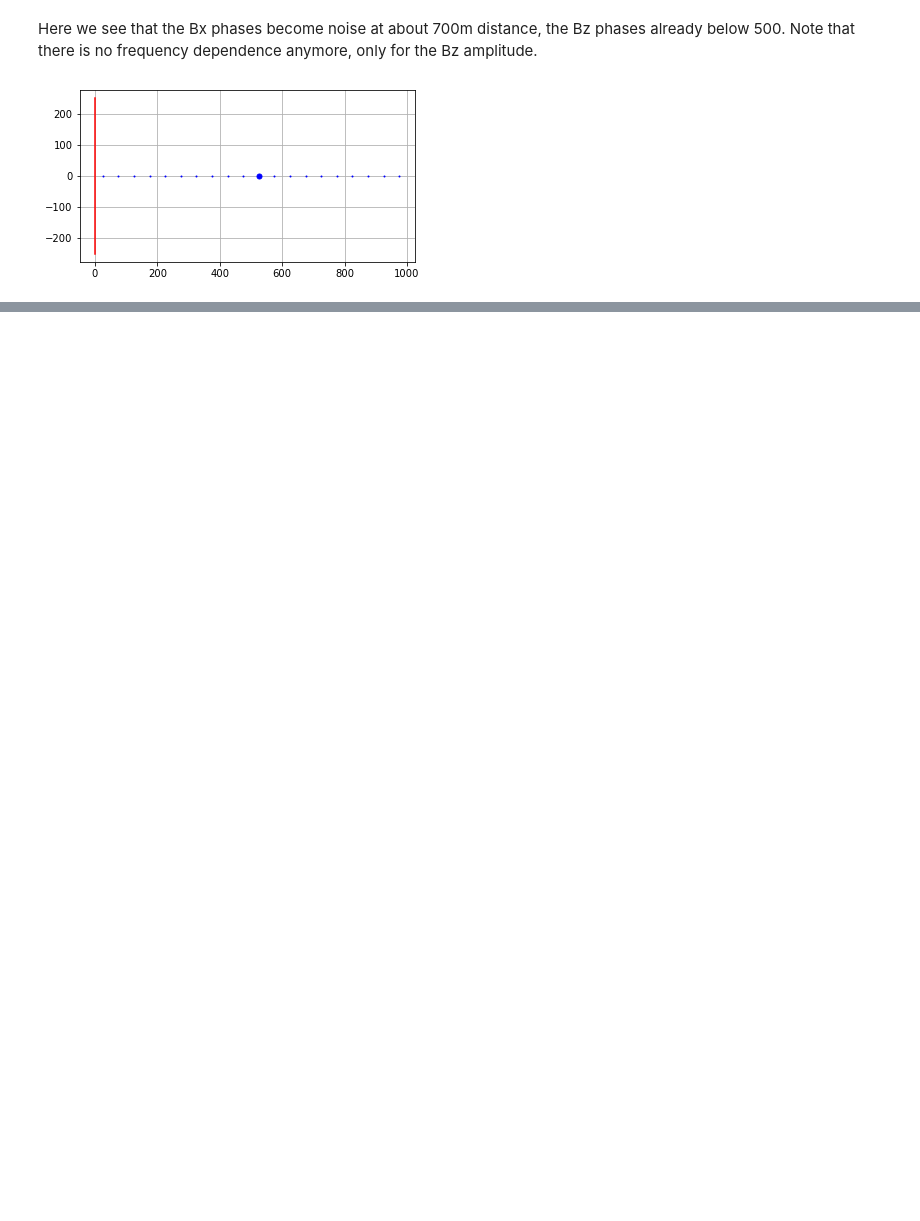
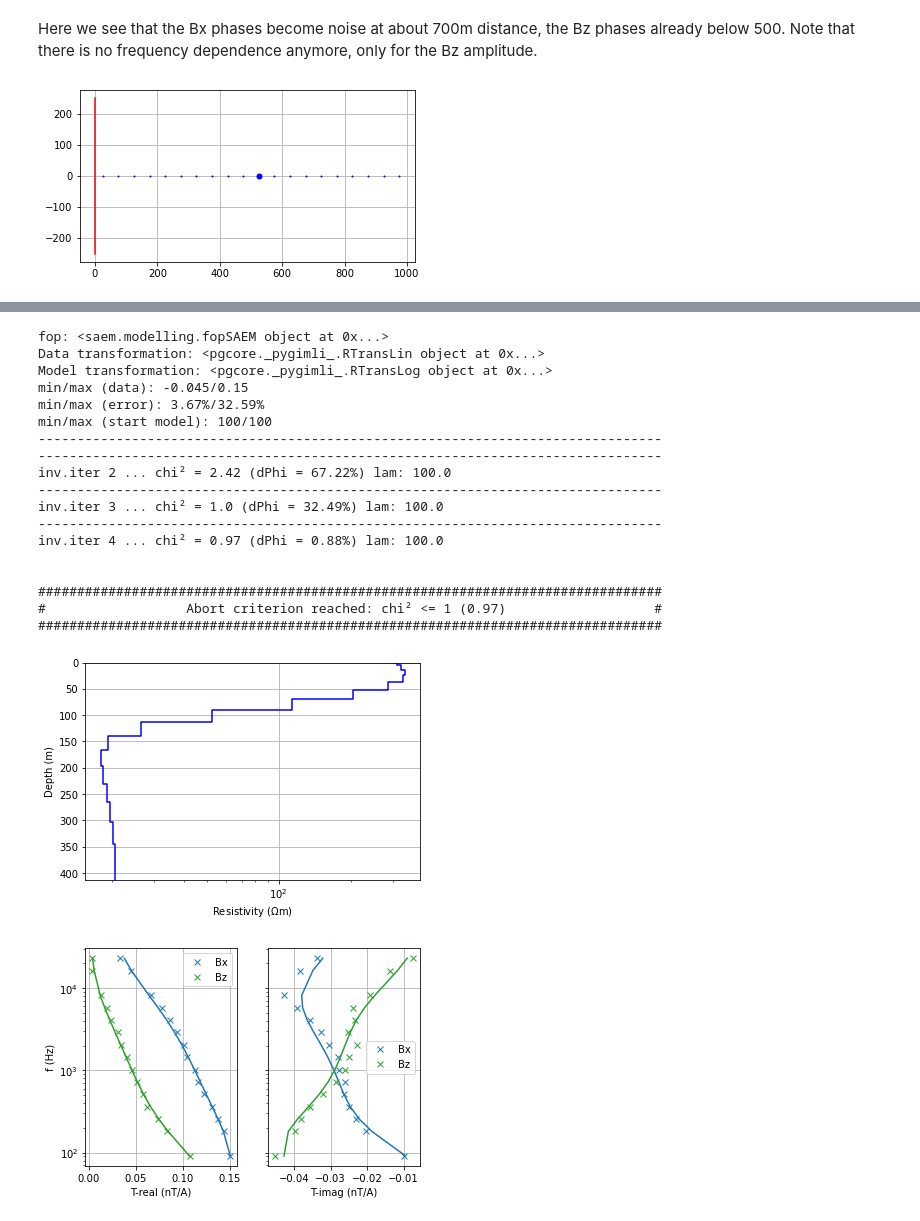
Before and after one commit to LIAG-S2/SAEM, a Jupyter notebook: examples/SimpleModelling.ipynb, the cells around one changed output, grey strips where cells are left out. Drawn from its saved outputs; the diff is of its cells as text; code cells hidden in the pictures; blank space fills up the shorter version.

```diff
--- a/examples/SimpleModelling.ipynb
+++ b/examples/SimpleModelling.ipynb
@@ -121,0 +107,3 @@ inv.iter 4 ... chi² = 414.23 (dPhi = 0.0%) lam: 10.0
+# %%
+self.invertSounding(absError=noiseLevel, lam=100, cmp=[1, 0, 1], verbose=True);
+# %% [output]
@@ -121,0 +113,20 @@ inv.iter 4 ... chi² = 414.23 (dPhi = 0.0%) lam: 10.0
+fop: <saem.modelling.fopSAEM object at 0x...>
+Data transformation: <pgcore._pygimli_.RTransLin object at 0x...>
+Model transformation: <pgcore._pygimli_.RTransLog object at 0x...>
+min/max (data): -0.045/0.15
+min/max (error): 3.67%/32.59%
+min/max (start model): 100/100
+--------------------------------------------------------------------------------
+--------------------------------------------------------------------------------
+inv.iter 2 ... chi² = 2.42 (dPhi = 67.22%) lam: 100.0
+--------------------------------------------------------------------------------
+inv.iter 3 ... chi² = 1.0 (dPhi = 32.49%) lam: 100.0
+--------------------------------------------------------------------------------
+inv.iter 4 ... chi² = 0.97 (dPhi = 0.88%) lam: 100.0
+
+
+################################################################################
+#                  Abort criterion reached: chi² <= 1 (0.97)                   #
+################################################################################
+[figure, added]
+[figure, added]
```
Also changed, not shown: parts of 13 cells of this notebook, 1 other file.
